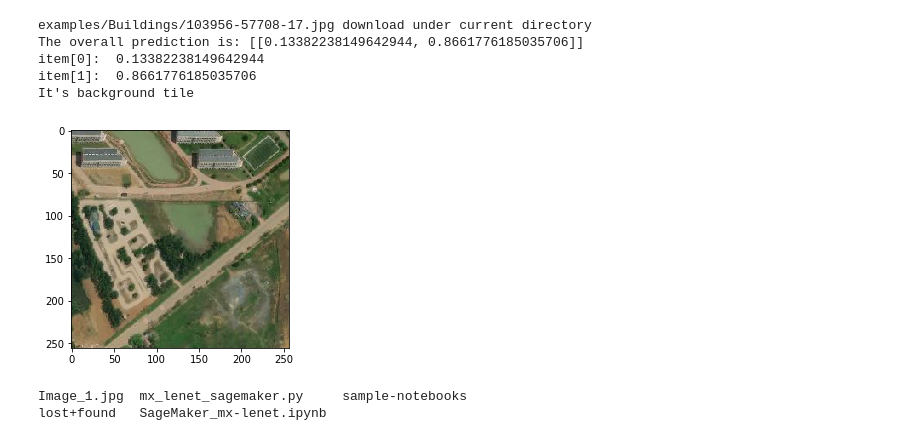
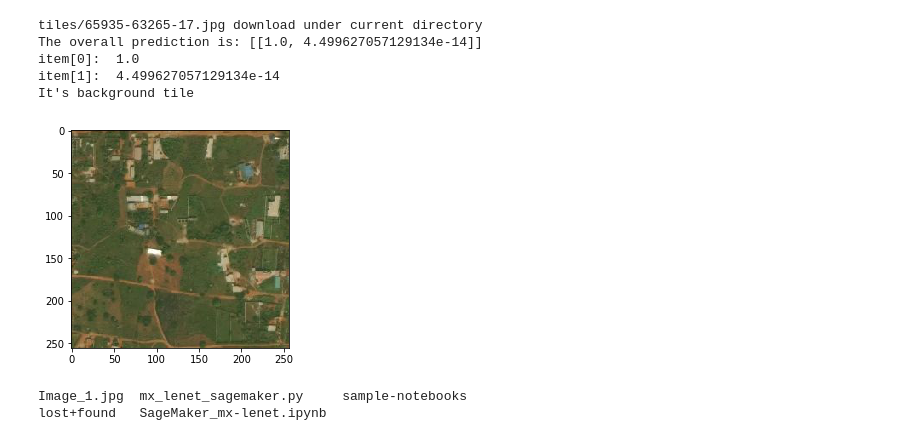
Before and after one commit to kskalvar/aws-sagemaker-labelmaker-satellite-imagery, a Jupyter notebook: jupyter-notebook/SageMaker_mx-lenet.ipynb, the cells around one changed output. Cells and saved outputs as stored; diff of their text form; code cells hidden in the pictures.

Commit message:
Updated S3 Bucket name

```diff
--- a/jupyter-notebook/SageMaker_mx-lenet.ipynb
+++ b/jupyter-notebook/SageMaker_mx-lenet.ipynb
@@ -142,6 +142,6 @@ mxnet_estimator = MXNet("mx_lenet_sagemaker.py",
                         role=get_execution_role(),
                         train_instance_type="ml.p2.xlarge",
                         train_instance_count=1)
-mxnet_estimator.fit("s3://mybucket-labelmaker") ## give your s3 bucket URL here.
+mxnet_estimator.fit("s3://data-754487812300") ## give your s3 bucket URL here.
 # %% [output]
 INFO:sagemaker:Created S3 bucket: sagemaker-us-east-1-754487812300
@@ -204,9 +208,9 @@ def pred_img(bucket, img_s3, img_nn, image_mean, image_std):
     return pred
 # %%
 # replace with your bucket name
-bucket = 'mybucket-labelmaker'
+bucket = 'data-754487812300'
 # full path to the test image
-img_s3 = 'examples/Buildings/103956-57708-17.jpg'
+img_s3 = 'tiles/65935-63265-17.jpg'
 # the new given name for the image you wanna save in current work directory
 img_nn = "Image_1.jpg"
 
@@ -219,22 +223,22 @@ image_std = np.array([ 0.86569798,  0.77569193,  0.79192579]).astype('float32')
 # %%
 pred = pred_img(bucket, img_s3, img_nn, image_mean, image_std)
 image_1 = plt.imread("Image_1.jpg")
 plt.imshow(image_1)
 print("The overall prediction is: {}".format(pred))
 for item in pred:
     print("item[0]: ", item[0])
     print("item[1]: ", item[1])
-    if item[0] < item[1]:
+    if item[0] > item[1]:
         print("It's background tile")
     else:
         print("The tile contains building(s)!")
 # %% [output]
-examples/Buildings/103956-57708-17.jpg download under current directory
-The overall prediction is: [[0.13382238149642944, 0.8661776185035706]]
-item[0]:  0.13382238149642944
-item[1]:  0.8661776185035706
+tiles/65935-63265-17.jpg download under current directory
+The overall prediction is: [[1.0, 4.499627057129134e-14]]
+item[0]:  1.0
+item[1]:  4.499627057129134e-14
 It's background tile
-[figure, old version]
+[figure, new version]
 # %%
 !ls
 # %% [output]
```
Also changed, not shown: parts of 3 cells of this notebook.
